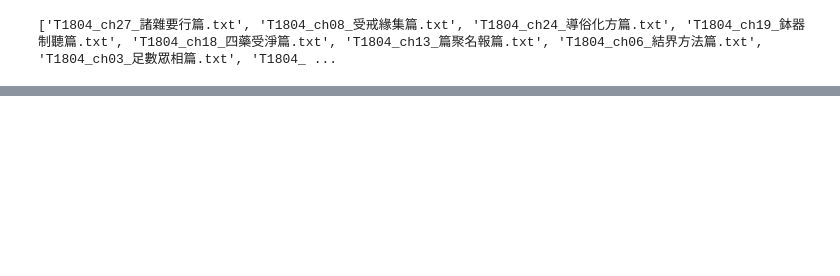
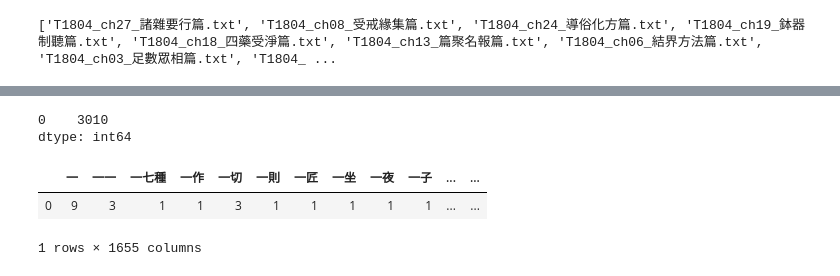
Before and after one commit to tom-newhall/SP-2020-DH-projects-New, a Jupyter notebook: TF-IDF for Taisho/Text to jieba to TF-IDF (and then maybe LDA) .ipynb, the cells around one changed output, grey strips where cells are left out. Cells and saved outputs as stored; diff of their text form; code cells hidden in the pictures; blank space fills up the shorter version.

```diff
--- a/TF-IDF for Taisho/Text to jieba to TF-IDF (and then maybe LDA) .ipynb
+++ b/TF-IDF for Taisho/Text to jieba to TF-IDF (and then maybe LDA) .ipynb
@@ -198,0 +186,10 @@ print(file_as_string)
+# %%
+chinese_stop_words = ['\n','。','(',')','[',']','1',] # i may also be able to use jieba.analyse.set_stop_words(file_name) with this but it requies a file name, so idk
+
+count_vectorizer = CountVectorizer(tokenizer=jieba.lcut,  stop_words=chinese_stop_words)
+# %%
+documents = []
+
+documents.append(file_as_string)
+
+vectorized = count_vectorizer.fit_transform(documents)
@@ -198,0 +220,15 @@ print(file_as_string)
+# %%
+import pandas as pd
+
+data_frame = pd.DataFrame(vectorized.toarray(), columns=count_vectorizer.get_feature_names())
+
+data_frame.sum(axis=1)
+# %% [output]
+0    3010
+dtype: int64
+# %%
+data_frame
+# %% [output]
+|  | 一 | 一一 | 一七種 | 一作 | 一切 | 一則 | 一匠 | 一坐 | 一夜 | 一子 | ... | ... |
+| 0 | 9 | 3 | 1 | 1 | 3 | 1 | 1 | 1 | 1 | 1 | ... | ... |
+1 rows × 1655 columns
```
Also changed, not shown: parts of 13 cells of this notebook, 1 other file.
